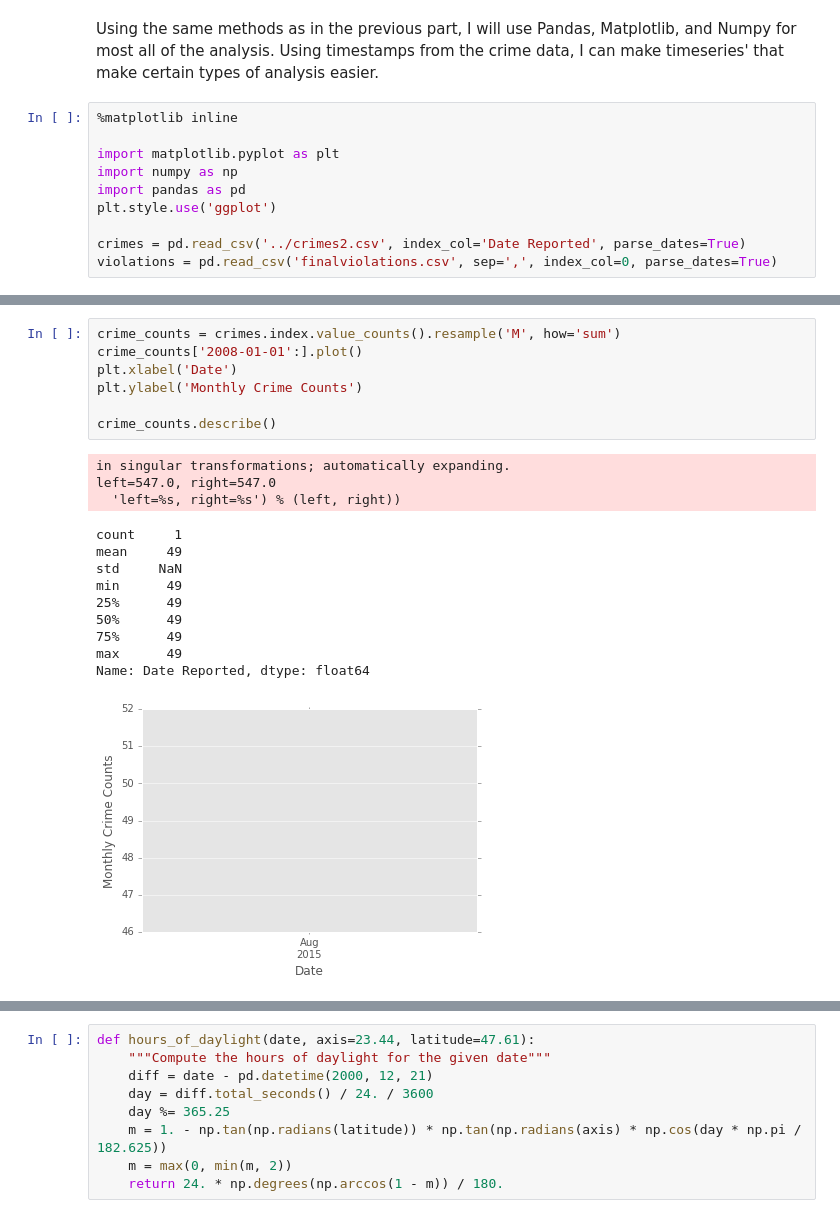
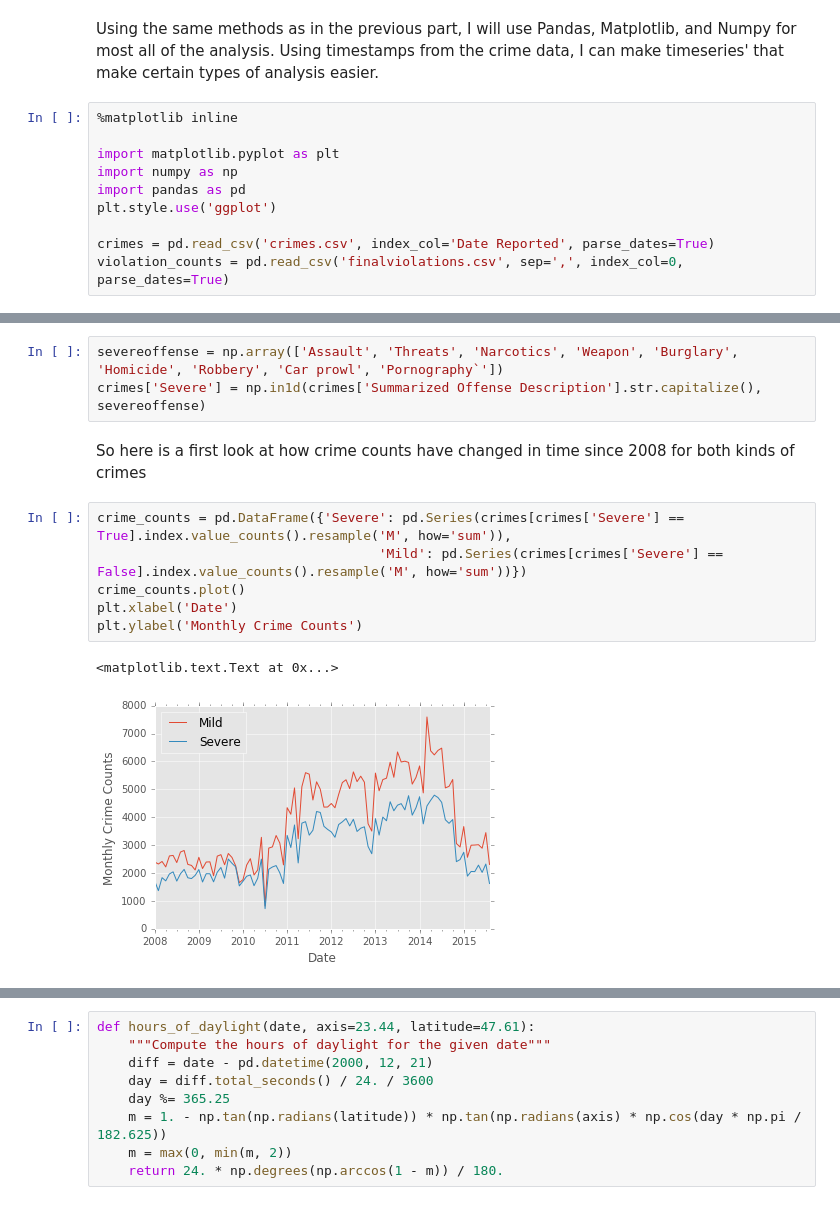
Before and after one commit to RaySSharma/crime-activity-seattle, a Jupyter notebook: CrimeActivitySeattle.ipynb, the cells around one changed output, grey strips where cells are left out. Saved outputs shown, nothing was run; the diff lists cells and outputs as text.

```diff
--- a/CrimeActivitySeattle.ipynb
+++ b/CrimeActivitySeattle.ipynb
@@ -26,6 +26,6 @@ import numpy as np
 import pandas as pd
 plt.style.use('ggplot')
 
-crimes = pd.read_csv('../crimes2.csv', index_col='Date Reported', parse_dates=True)
-violations = pd.read_csv('finalviolations.csv', sep=',', index_col=0, parse_dates=True)
+crimes = pd.read_csv('crimes.csv', index_col='Date Reported', parse_dates=True)
+violation_counts = pd.read_csv('finalviolations.csv', sep=',', index_col=0, parse_dates=True)
 # %% [markdown]
@@ -113,21 +77,14 @@ Now, the two main things I want to do with this data are: 1) Figure out how crim
+# %%
+severeoffense = np.array(['Assault', 'Threats', 'Narcotics', 'Weapon', 'Burglary', 'Homicide', 'Robbery', 'Car prowl', 'Pornography`'])
+crimes['Severe'] = np.in1d(crimes['Summarized Offense Description'].str.capitalize(), severeoffense)
+# %% [markdown]
+So here is a first look at how crime counts have changed in time since 2008 for both kinds of crimes
 # %%
-crime_counts = crimes.index.value_counts().resample('M', how='sum')
-crime_counts['2008-01-01':].plot()
+crime_counts = pd.DataFrame({'Severe': pd.Series(crimes[crimes['Severe'] == True].index.value_counts().resample('M', how='sum')),
+                                    'Mild': pd.Series(crimes[crimes['Severe'] == False].index.value_counts().resample('M', how='sum'))})
+crime_counts.plot()
 plt.xlabel('Date')
 plt.ylabel('Monthly Crime Counts')
-
-crime_counts.describe()
 # %% [output]
-in singular transformations; automatically expanding.
-left=547.0, right=547.0
-  'left=%s, right=%s') % (left, right))
+<matplotlib.text.Text at 0x...>
-count     1
-mean     49
-std     NaN
-min      49
-25%      49
-50%      49
-75%      49
-max      49
-Name: Date Reported, dtype: float64
-[figure, old version]
+[figure, new version]
```
Also changed, not shown: parts of 63 cells of this notebook, 1 other file.
